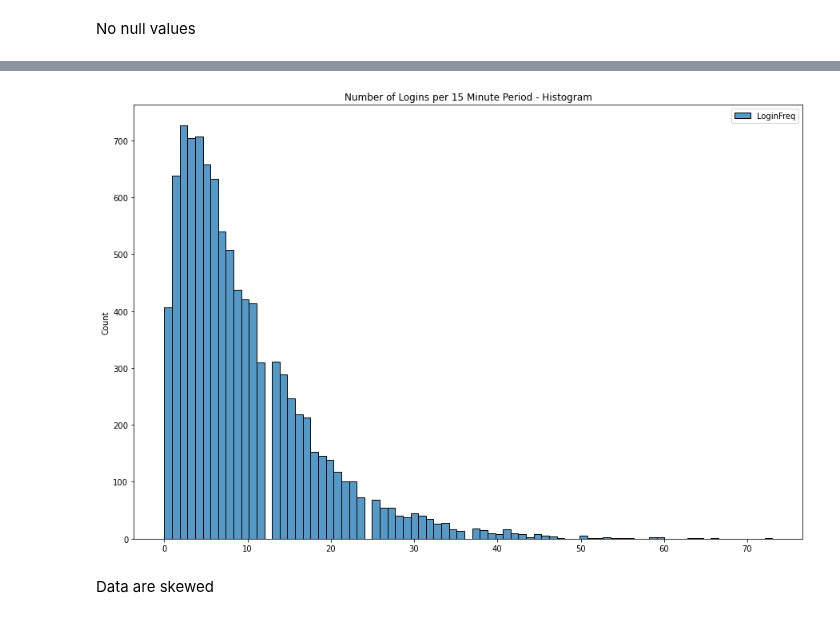
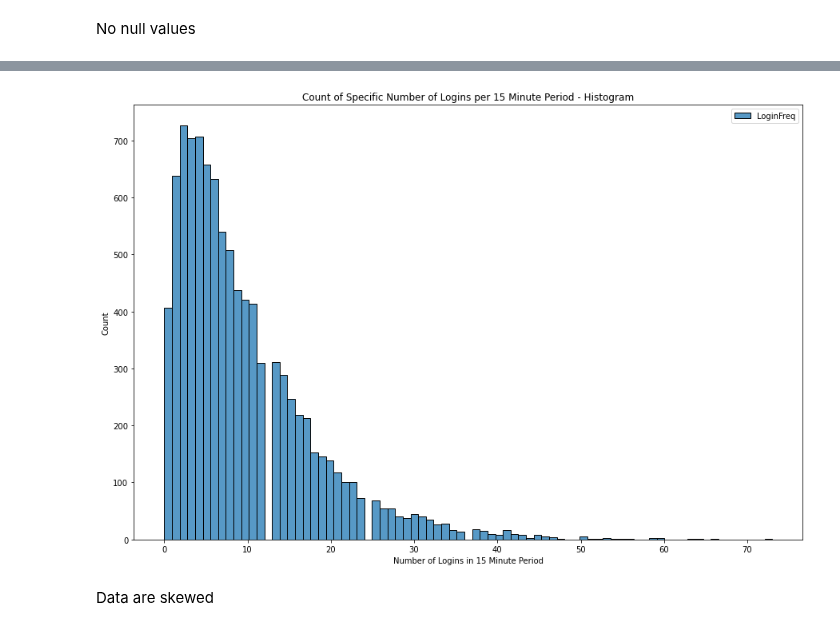
Before and after one commit to Dylan-C-Neal/Springboard-Data-Science-Career-Track, a Jupyter notebook: ultimate_challenge/Ultimate_Data_Challenge.ipynb, the cells around one changed output, grey strips where cells are left out. Cells and saved outputs as stored; diff of their text form; code cells hidden in the pictures.

```diff
--- a/ultimate_challenge/Ultimate_Data_Challenge.ipynb
+++ b/ultimate_challenge/Ultimate_Data_Challenge.ipynb
@@ -48,6 +51,8 @@ logins['LoginFreq']=1
 # %%
 # Resample
 logins = logins.resample('15min').count()
+# %%
+logins['weekday'] = logins.index.day_name()
 # %%
 logins.head()
 # %% [output]
@@ -73,10 +66,11 @@ logins.describe()
 # %%
 # Plot histogram of logins per 15 minute period
 _ = plt.figure(figsize=(15,10))
 _ = sns.histplot(logins)
-_ = plt.title('Number of Logins per 15 Minute Period - Histogram')
+_ = plt.title('Count of Specific Number of Logins per 15 Minute Period - Histogram')
+_ = plt.xlabel('Number of Logins in 15 Minute Period')
 # %% [output]
-[figure, old version]
+[figure, new version]
 # %% [markdown]
 Data are skewed
 # %%
```
Also changed, not shown: parts of 19 cells of this notebook.
